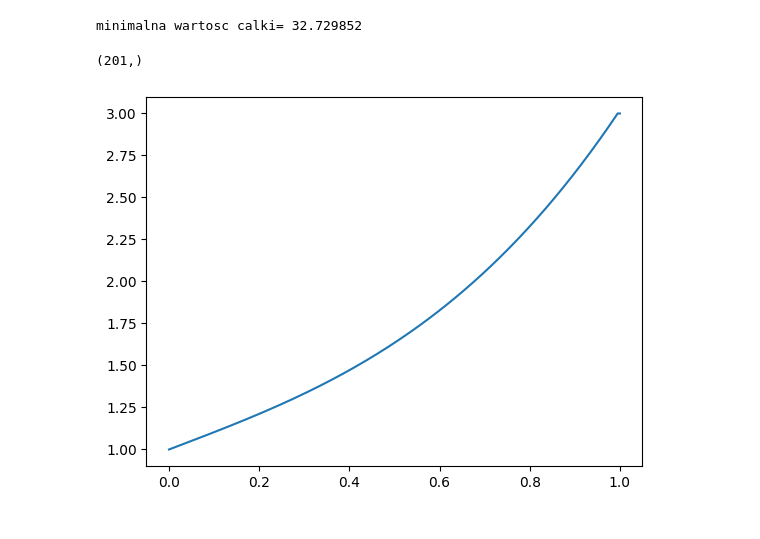
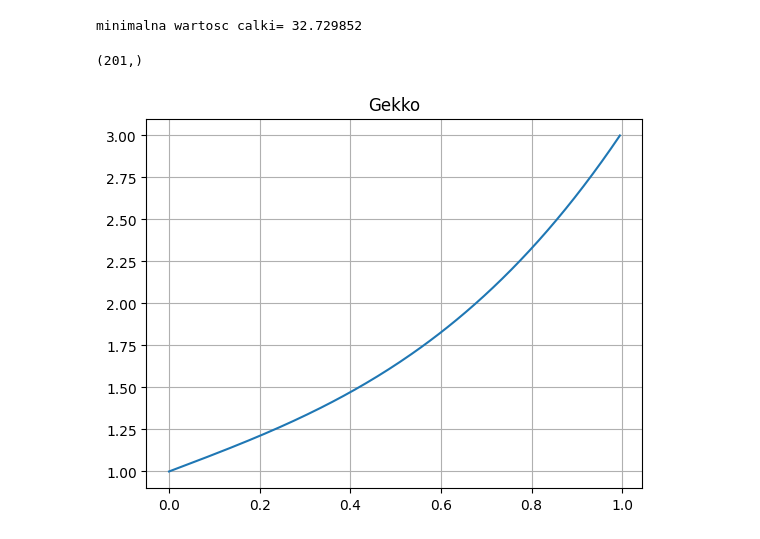
Before and after one commit to Piotr-Bednarek/ZadaniaSem5Laby, a Jupyter notebook: uso/lab5.ipynb, the cells around one changed output. Saved outputs shown, nothing was run; the diff lists cells and outputs as text; code cells hidden in the pictures.

```diff
--- a/uso/lab5.ipynb
+++ b/uso/lab5.ipynb
@@ -215,9 +217,13 @@ minimalna wartosc calki= 32.729852
 # %%
 print(x_res.shape)
 
+
+
 plt.Figure
-plt.plot(t,x_res)
+plt.plot(t[:-1],x_res[:-1])
+plt.title("Gekko")
+plt.grid(True)
 plt.show()
 # %% [output]
 (201,)
-[figure, old version]
+[figure, new version]
```
Also changed, not shown: parts of 2 cells of this notebook, 2 other files.
